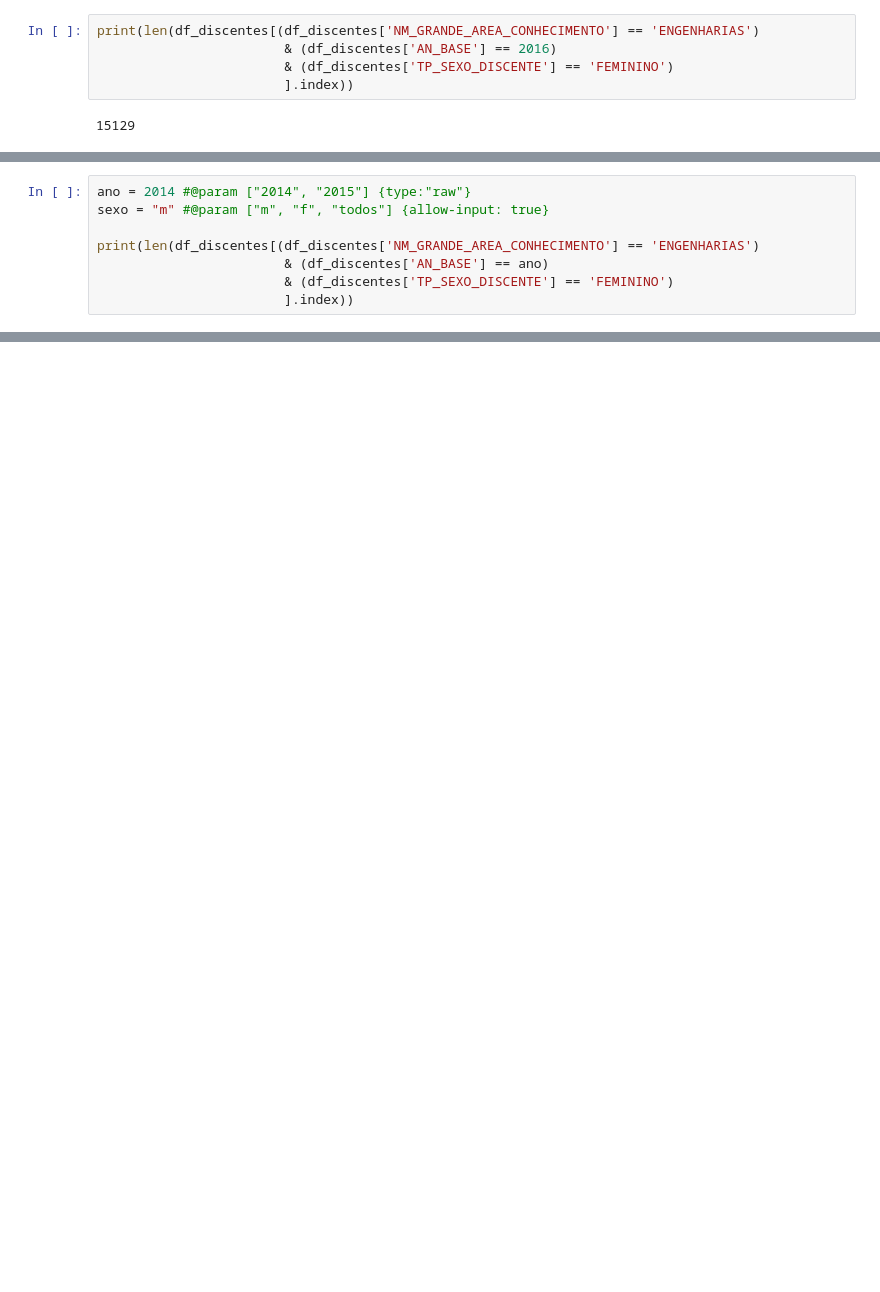
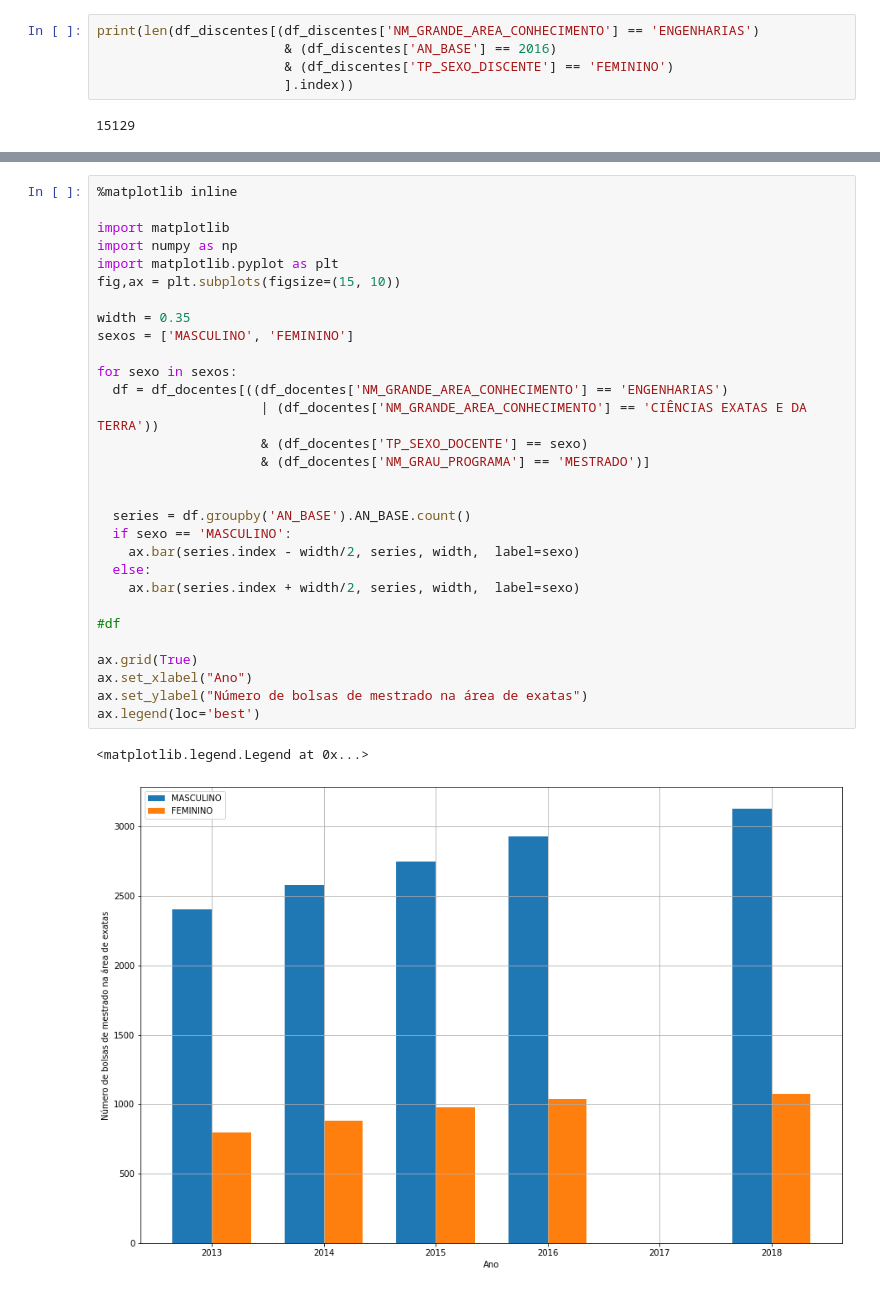
Before and after one commit to guilhermecgs/apdoac, a Jupyter notebook: apdoac.ipynb, the cells around one changed output, grey strips where cells are left out. Drawn from its saved outputs; the diff is of its cells as text; blank space fills up the shorter version.

```diff
--- a/apdoac.ipynb
+++ b/apdoac.ipynb
@@ -100,8 +163,0 @@ KeyboardInterrupt: ignored
-# %%
-ano = 2014 #@param ["2014", "2015"] {type:"raw"}
-sexo = "m" #@param ["m", "f", "todos"] {allow-input: true}
-
-print(len(df_discentes[(df_discentes['NM_GRANDE_AREA_CONHECIMENTO'] == 'ENGENHARIAS')
-                        & (df_discentes['AN_BASE'] == ano)
-                        & (df_discentes['TP_SEXO_DISCENTE'] == 'FEMININO')
-                        ].index))
@@ -125,0 +180,33 @@ df_discentes
+# %%
+%matplotlib inline
+
+import matplotlib
+import numpy as np
+import matplotlib.pyplot as plt
+fig,ax = plt.subplots(figsize=(15, 10))
+
+width = 0.35
+sexos = ['MASCULINO', 'FEMININO']
+
+for sexo in sexos:
+  df = df_docentes[((df_docentes['NM_GRANDE_AREA_CONHECIMENTO'] == 'ENGENHARIAS')
+                     | (df_docentes['NM_GRANDE_AREA_CONHECIMENTO'] == 'CIÊNCIAS EXATAS E DA TERRA'))
+                     & (df_docentes['TP_SEXO_DOCENTE'] == sexo)
+                     & (df_docentes['NM_GRAU_PROGRAMA'] == 'MESTRADO')]
+
+
+  series = df.groupby('AN_BASE').AN_BASE.count()
+  if sexo == 'MASCULINO':
+    ax.bar(series.index - width/2, series, width,  label=sexo)
+  else:
+    ax.bar(series.index + width/2, series, width,  label=sexo)
+
+#df
+
+ax.grid(True)
+ax.set_xlabel("Ano")
+ax.set_ylabel("Número de bolsas de mestrado na área de exatas")
+ax.legend(loc='best')
+# %% [output]
+<matplotlib.legend.Legend at 0x...>
+[figure, added]
```
Also changed, not shown: parts of 13 cells of this notebook.
